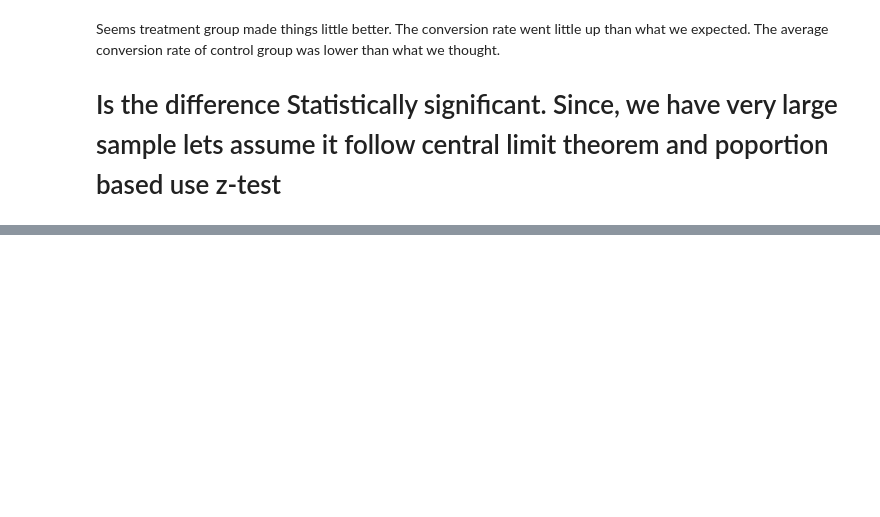
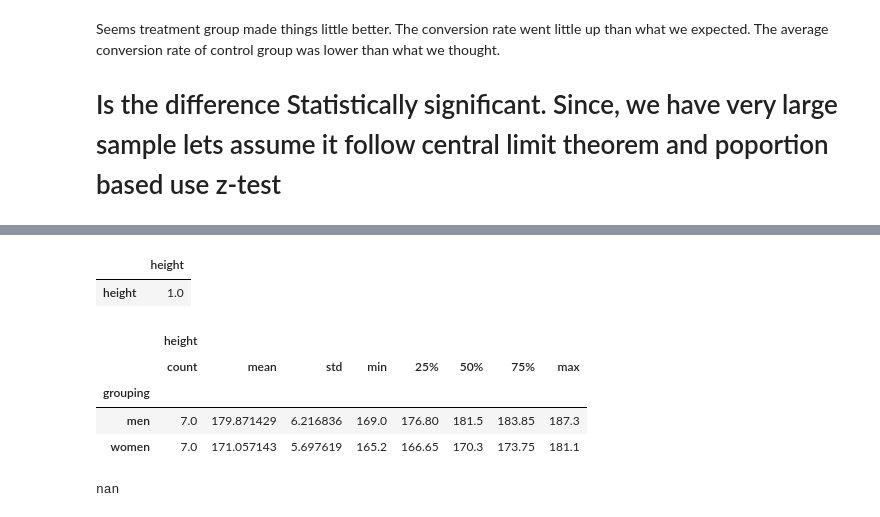
Before and after one commit to salammemphis/ML, a Jupyter notebook: A-B Test.ipynb, the cells around one changed output, grey strips where cells are left out. Drawn from its saved outputs; the diff is of its cells as text; code cells hidden in the pictures; blank space fills up the shorter version.

```diff
--- a/A-B Test.ipynb
+++ b/A-B Test.ipynb
@@ -139,0 +166,23 @@ Since, P-value >alpha, There is no significant difference in conversion rate amo
+# %%
+import pandas as pd
+data = 'https://gist.githubusercontent.com/baskaufs/1a7a995c1b25d6e88b45/raw/4bb17ccc5c1e62c27627833a4f25380f27d30b35/t-test.csv'
+df = pd.read_csv(data)
+df.head()
+df_men=df[df["grouping"]=='men']
+df_women=df[df["grouping"]=='women']
+df.corr()
+# %% [output]
+|  | height |
+| height | 1.0 |
+# %%
+df.groupby("grouping").describe()
+# %% [output]
+|  | height |  |  |  |  |  |  |  |
+|  | count | mean | std | min | 25% | 50% | 75% | max |
+| grouping |  |  |  |  |  |  |  |  |
+| men | 7.0 | 179.871429 | 6.216836 | 169.0 | 176.80 | 181.5 | 183.85 | 187.3 |
+| women | 7.0 | 171.057143 | 5.697619 | 165.2 | 166.65 | 170.3 | 173.75 | 181.1 |
+# %%
+df_men["height"].corr(df_women["height"])
+# %% [output]
+nan
```
Also changed, not shown: parts of 17 cells of this notebook, 6 other files.
